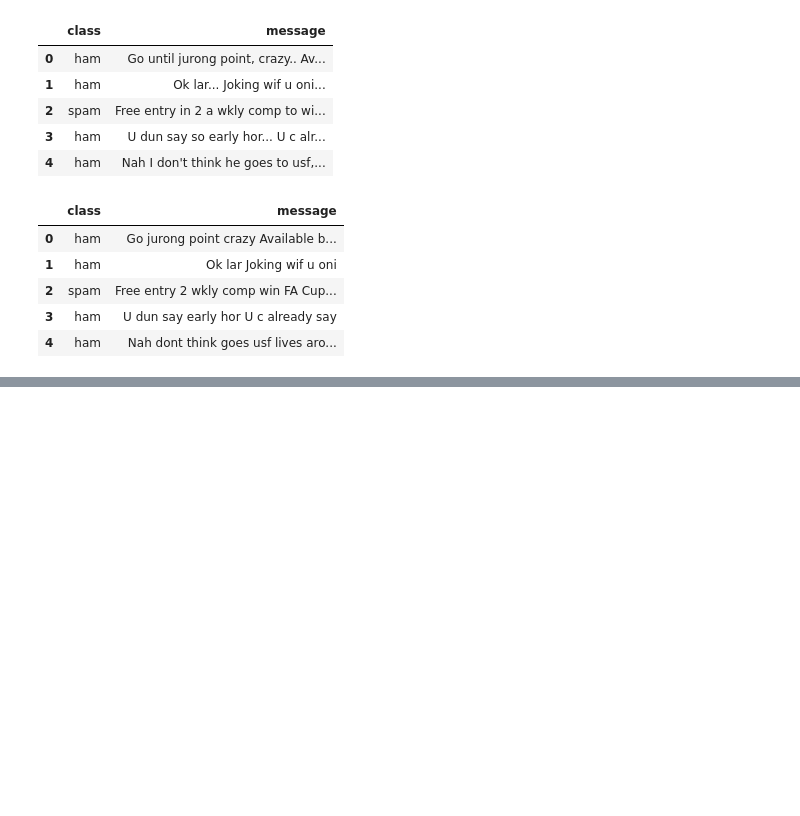
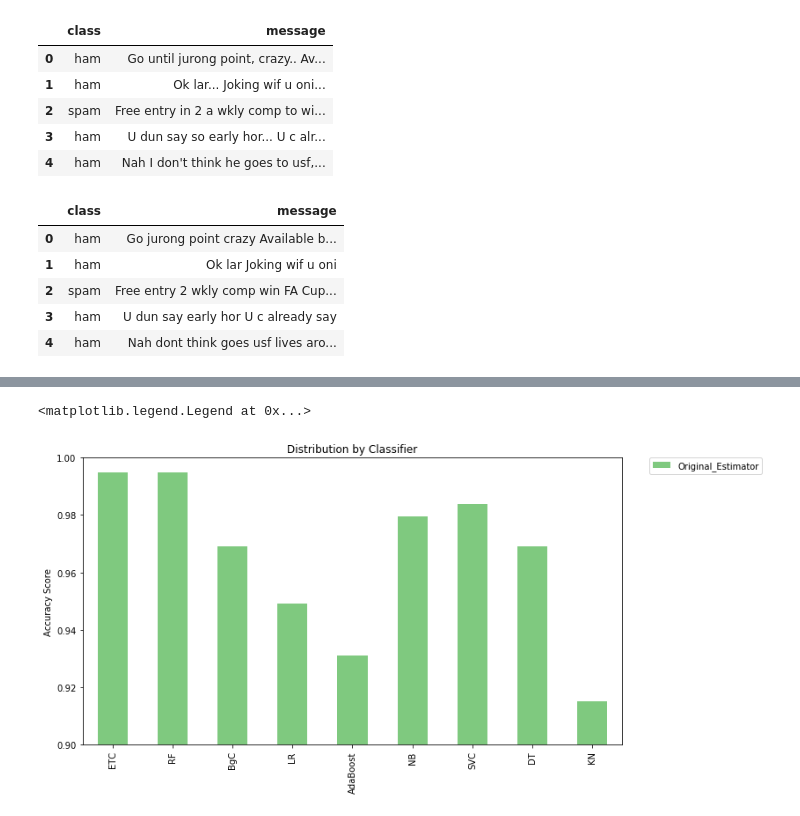
Before and after one commit to MohammedSiddiqui/intro-to-ds-project, a Jupyter notebook: project.ipynb, the cells around one changed output, grey strips where cells are left out. Drawn from its saved outputs; the diff is of its cells as text; code cells hidden in the pictures; blank space fills up the shorter version.

```diff
--- a/project.ipynb
+++ b/project.ipynb
@@ -209,0 +249,17 @@ plt.show()
+# %%
+def train_classifier(clf, feature_train, labels_train):
+    clf.fit(feature_train, labels_train)
+# %%
+def predict_labels(clf, features):
+    return (clf.predict(features))
+# %%
+pred_scores = []
+pred = {}
+
+for k, v in clfs.items():
+    train_classifier(v, features_train, labels_train)
+    pred[k] = predict_labels(v, features_test)
+    pred_scores.append((k, [accuracy_score(labels_test, pred[k])]))
+# %%
+predicted_original = pd.DataFrame.from_items(pred_scores, orient='index', columns=['Original_Estimator'])
+predicted_original
@@ -209,0 +277,9 @@ plt.show()
+# %%
+predicted_original.plot(kind='bar', ylim=(0.9, 1.0), figsize=(11, 6), align='center', colormap="Accent")
+plt.xticks(np.arange(9), predicted_original.index)
+plt.ylabel('Accuracy Score')
+plt.title('Distribution by Classifier')
+plt.legend(bbox_to_anchor=(1.05, 1), loc=2, borderaxespad=0.)
+# %% [output]
+<matplotlib.legend.Legend at 0x...>
+[figure, added]
```
Also changed, not shown: parts of 13 cells of this notebook.
